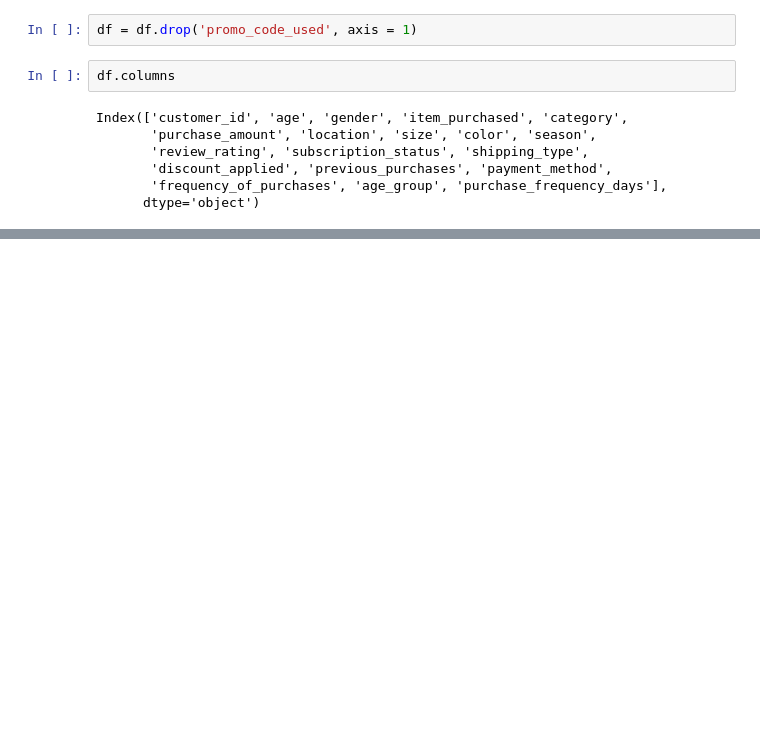
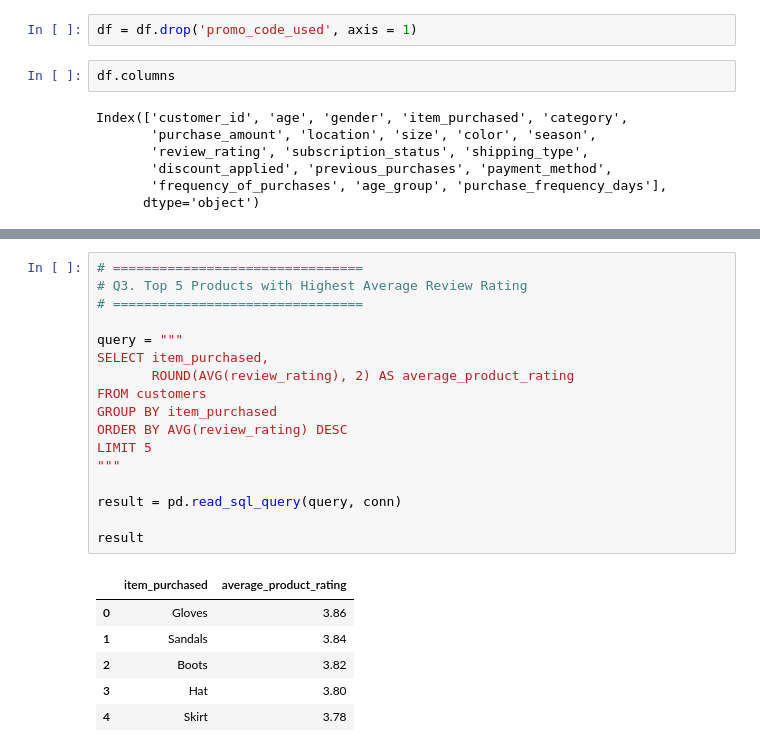
Before and after one commit to Roopalsood/Customer_Retail_Behaviour_Analysis, a Jupyter notebook: Customer_Retail_Behaviour_Analysis.ipynb, the cells around one changed output, grey strips where cells are left out. Cells and saved outputs as stored; diff of their text form; blank space fills up the shorter version.

```diff
--- a/Customer_Retail_Behaviour_Analysis.ipynb
+++ b/Customer_Retail_Behaviour_Analysis.ipynb
@@ -165,0 +272,24 @@ Index(['customer_id', 'age', 'gender', 'item_purchased', 'category',
+# %%
+# ================================
+# Q3. Top 5 Products with Highest Average Review Rating
+# ================================
+
+query = """
+SELECT item_purchased,
+       ROUND(AVG(review_rating), 2) AS average_product_rating
+FROM customers
+GROUP BY item_purchased
+ORDER BY AVG(review_rating) DESC
+LIMIT 5
+"""
+
+result = pd.read_sql_query(query, conn)
+
+result
+# %% [output]
+|  | item_purchased | average_product_rating |
+| 0 | Gloves | 3.86 |
+| 1 | Sandals | 3.84 |
+| 2 | Boots | 3.82 |
+| 3 | Hat | 3.80 |
+| 4 | Skirt | 3.78 |
```
Also changed, not shown: parts of 23 cells of this notebook.
